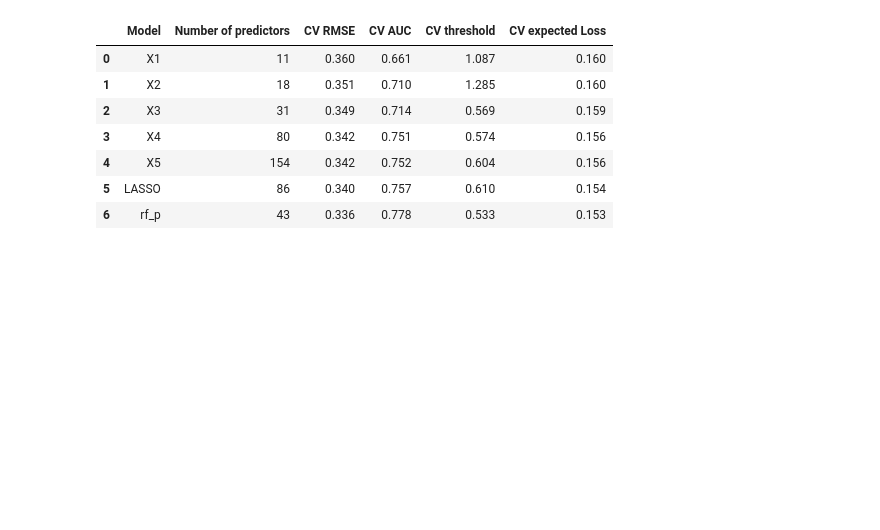
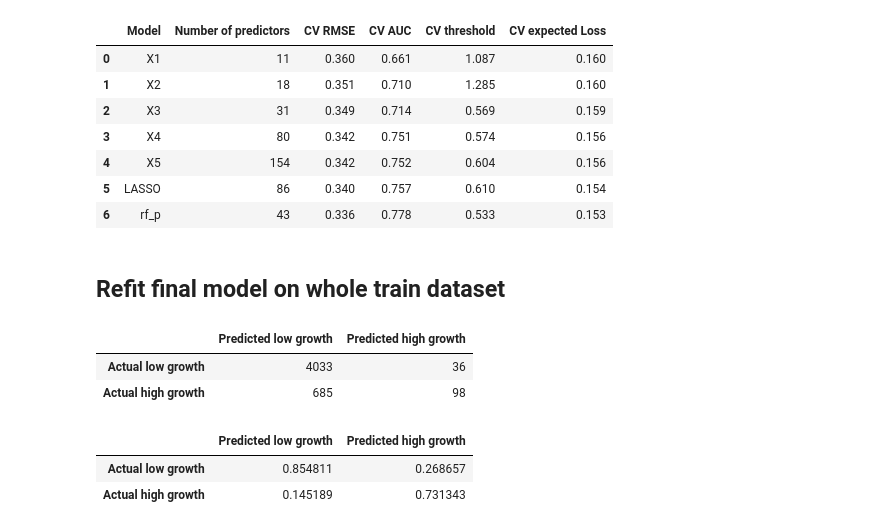
Before and after one commit to adamvig96/Prediction-with-Machine-Learning-for-Economists, a Jupyter notebook: Assignment-3/code/predict-roe.ipynb, the cells around one changed output. Drawn from its saved outputs; the diff is of its cells as text; code cells hidden in the pictures; blank space fills up the shorter version.

Commit message:
add final holdout confusion m

```diff
--- a/Assignment-3/code/predict-roe.ipynb
+++ b/Assignment-3/code/predict-roe.ipynb
@@ -991,6 +991,9 @@ for i in range(5):
     ]
     CV_AUC_folds_rf_p.append(rmse)
 CV_AUC_folds["rf_p"] = CV_AUC_folds_rf_p
+# %%
+best_mtry = 7
+best_min_node_size = 16
 # %%
 # Now use loss function and search for best thresholds and expected loss over folds -----
 best_thresholds = list()
@@ -1163,3 +1166,5 @@ summary_results.round(3)
 | 4 | X5 | 154 | 0.342 | 0.752 | 0.604 | 0.156 |
 | 5 | LASSO | 86 | 0.340 | 0.757 | 0.610 | 0.154 |
 | 6 | rf_p | 43 | 0.336 | 0.778 | 0.533 | 0.153 |
+# %% [markdown]
+## Refit final model on whole train dataset
@@ -1165,0 +1180,31 @@ summary_results.round(3)
+# %%
+prob_forest_fit = prob_forest.fit(rfvars_train, y_train)
+# %%
+best_prob_forest_holdout_pred = prob_forest_fit.predict(rfvars_holdout)
+# %%
+holdout_prediction = np.where(
+    best_prob_forest_holdout_pred < fold5_threshold_rf, 0, 1
+)
+cm_object2 = confusion_matrix(y_holdout, holdout_prediction, labels=[0, 1])
+cm2 = pd.DataFrame(
+    cm_object2,
+    index=["Actual low growth", "Actual high growth"],
+    columns=["Predicted low growth", "Predicted high growth"],
+)
+cm2
+# %% [output]
+|  | Predicted low growth | Predicted high growth |
+| Actual low growth | 4033 | 36 |
+| Actual high growth | 685 | 98 |
+# %%
+cm_object2 = confusion_matrix(y_holdout, holdout_prediction, labels=[0, 1],normalize="pred")
+cm2 = pd.DataFrame(
+    cm_object2,
+    index=["Actual low growth", "Actual high growth"],
+    columns=["Predicted low growth", "Predicted high growth"],
+)
+cm2
+# %% [output]
+|  | Predicted low growth | Predicted high growth |
+| Actual low growth | 0.854811 | 0.268657 |
+| Actual high growth | 0.145189 | 0.731343 |
```
Also changed, not shown: parts of 1 cell of this notebook.
